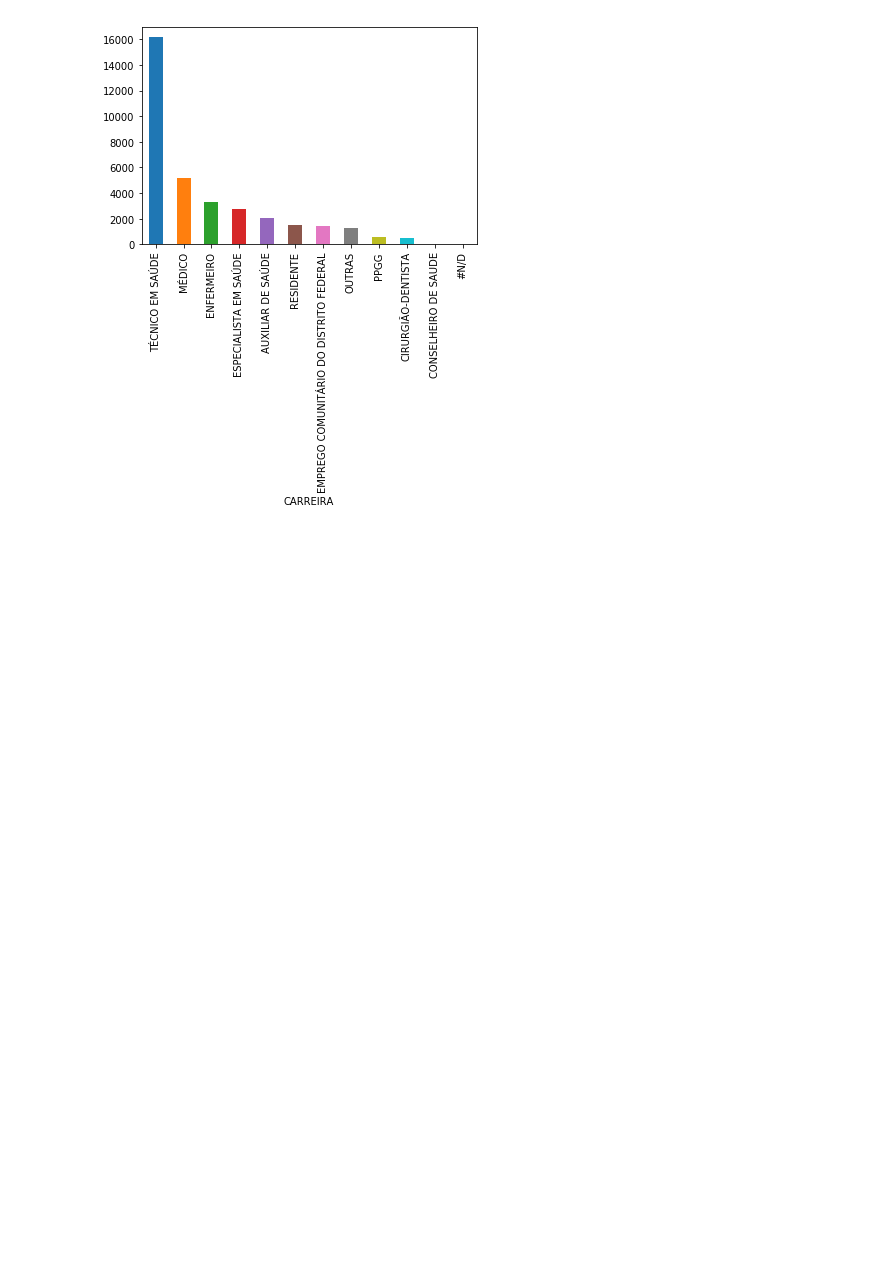
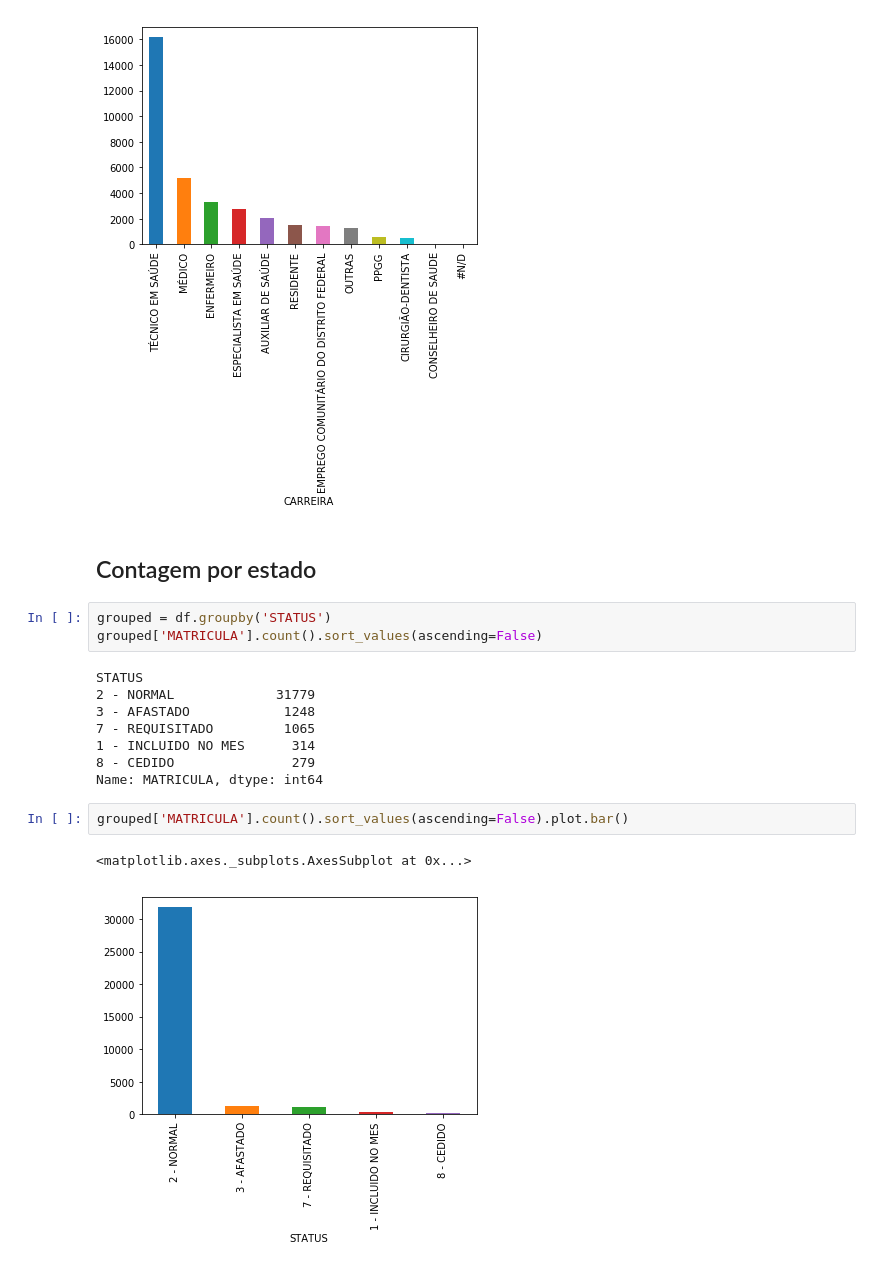
Before and after one commit to chris-redfield/hacksaude-2018, a Jupyter notebook: hackathon-2018-pessoal.ipynb, the cells around one changed output. Saved outputs shown, nothing was run; the diff lists cells and outputs as text; blank space fills up the shorter version.

Commit message:
add count by status

```diff
--- a/hackathon-2018-pessoal.ipynb
+++ b/hackathon-2018-pessoal.ipynb
@@ -73,3 +65,21 @@ grouped['MATRICULA'].count().sort_values(ascending=False).plot.bar()
 # %% [output]
 <matplotlib.axes._subplots.AxesSubplot at 0x...>
 [figure]
+# %% [markdown]
+## Contagem por estado
+# %%
+grouped = df.groupby('STATUS')
+grouped['MATRICULA'].count().sort_values(ascending=False)
+# %% [output]
+STATUS
+2 - NORMAL             31779
+3 - AFASTADO            1248
+7 - REQUISITADO         1065
+1 - INCLUIDO NO MES      314
+8 - CEDIDO               279
+Name: MATRICULA, dtype: int64
+# %%
+grouped['MATRICULA'].count().sort_values(ascending=False).plot.bar()
+# %% [output]
+<matplotlib.axes._subplots.AxesSubplot at 0x...>
+[figure, added]
```
Also changed, not shown: parts of 6 cells of this notebook.
